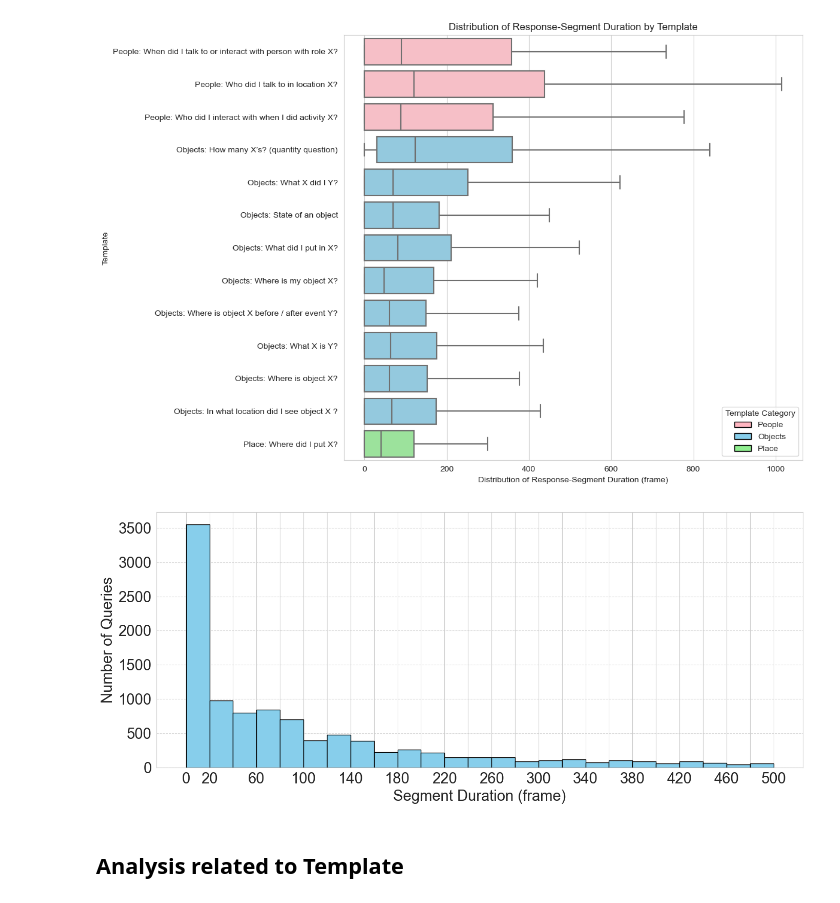
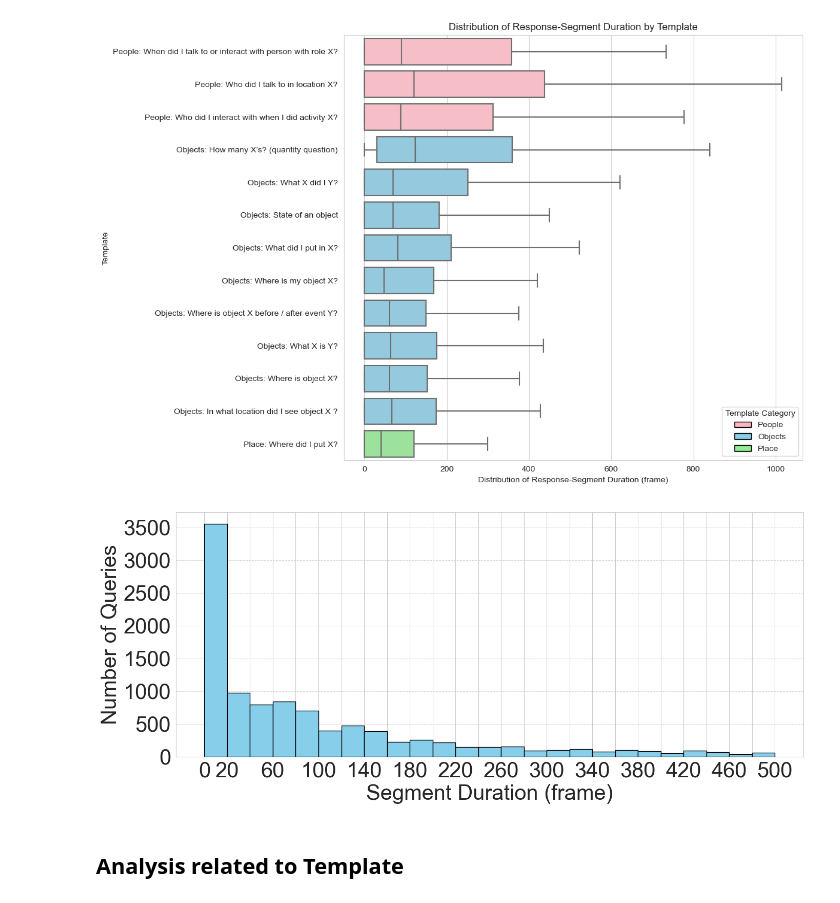
Before and after one commit to annalisa-belloni/episodic-memory, a Jupyter notebook: notebooks/analysis_annotations.ipynb, the cells around one changed output. Saved outputs shown, nothing was run; the diff lists cells and outputs as text; code cells hidden in the pictures.

Commit message:
doc: change in font graph report

```diff
--- a/notebooks/analysis_annotations.ipynb
+++ b/notebooks/analysis_annotations.ipynb
@@ -253,33 +253,33 @@ plt.show()
 # %%
 #Discretize the [0,500] interval on the x-axis (duration - in frame) over 25 bins of the same length.
 bins = [i * 20 for i in range(26)]
 
 #Plot the distribution of queries w.r.t. their segment duration (in frame).
 plt.figure(figsize=(14, 6))
 plt.hist(df_annotations['segm_dur_frame'], bins=bins, edgecolor='black', color='skyblue')#, density=True)
 #plt.title('Number of Queries by Response-Segment Duration')
 plt.xlabel('Segment Duration (frame)')
 plt.ylabel('Number of Queries')
 plt.xticks(bins)
 plt.grid(axis='y', linestyle='--', alpha=0.7)
 
 # change the font size
 ax = plt.gca()
 for item in ([ax.xaxis.label, ax.yaxis.label] +
              ax.get_xticklabels() + ax.get_yticklabels()):
-    item.set_fontsize(21)
+    item.set_fontsize(30)
 
 
 labels = [item.get_text() for item in ax.get_xticklabels()]
 labels = [label if index%2==1 else '' for index, label in enumerate(labels)]
 labels[0] = "0"
 ax.set_xticklabels(labels)
 
 plt.tight_layout()
 plt.savefig("NumberQueriesByResponseDuration.pdf")
 plt.show()
 # %% [output]
-[figure, old version]
+[figure, new version]
 # %% [markdown]
 ## Analysis related to Template
 # %%
```
Also changed, not shown: parts of 1 cell of this notebook.
